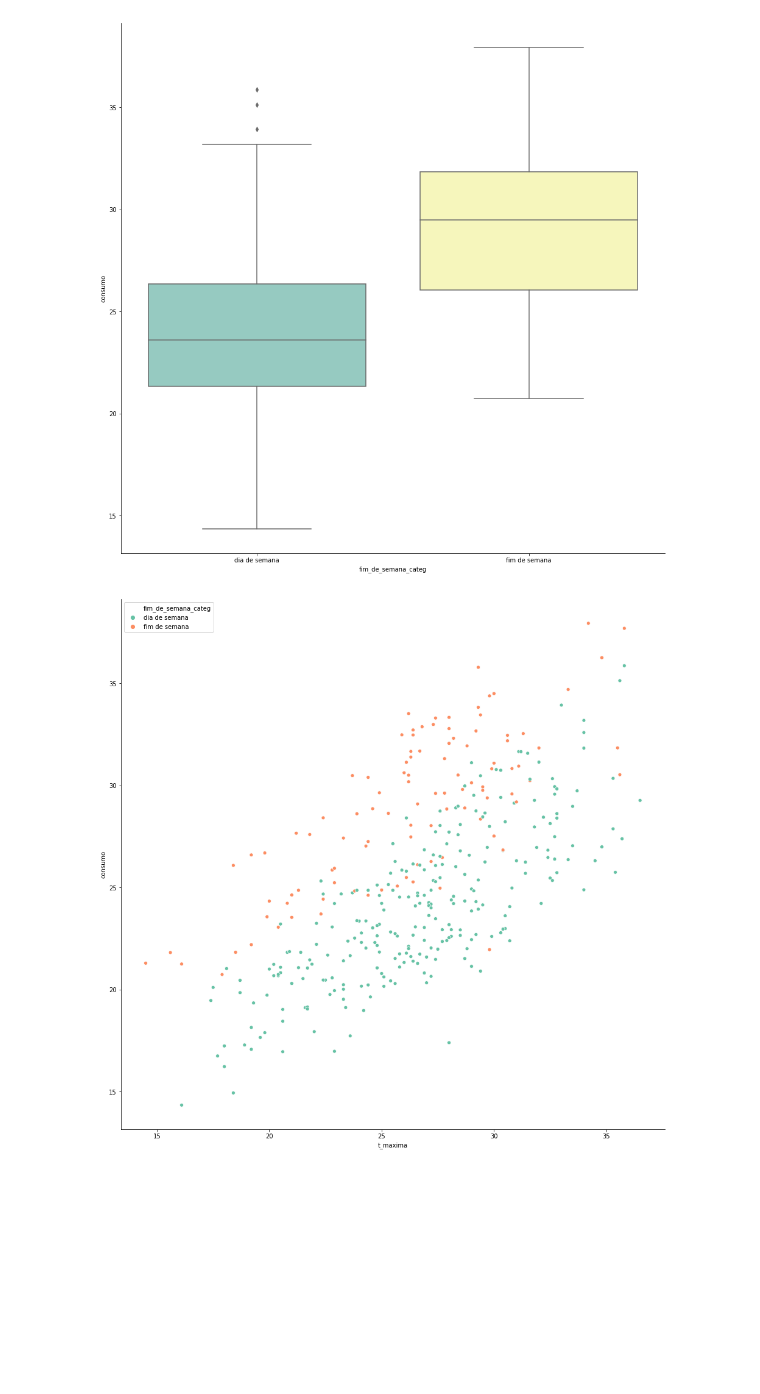
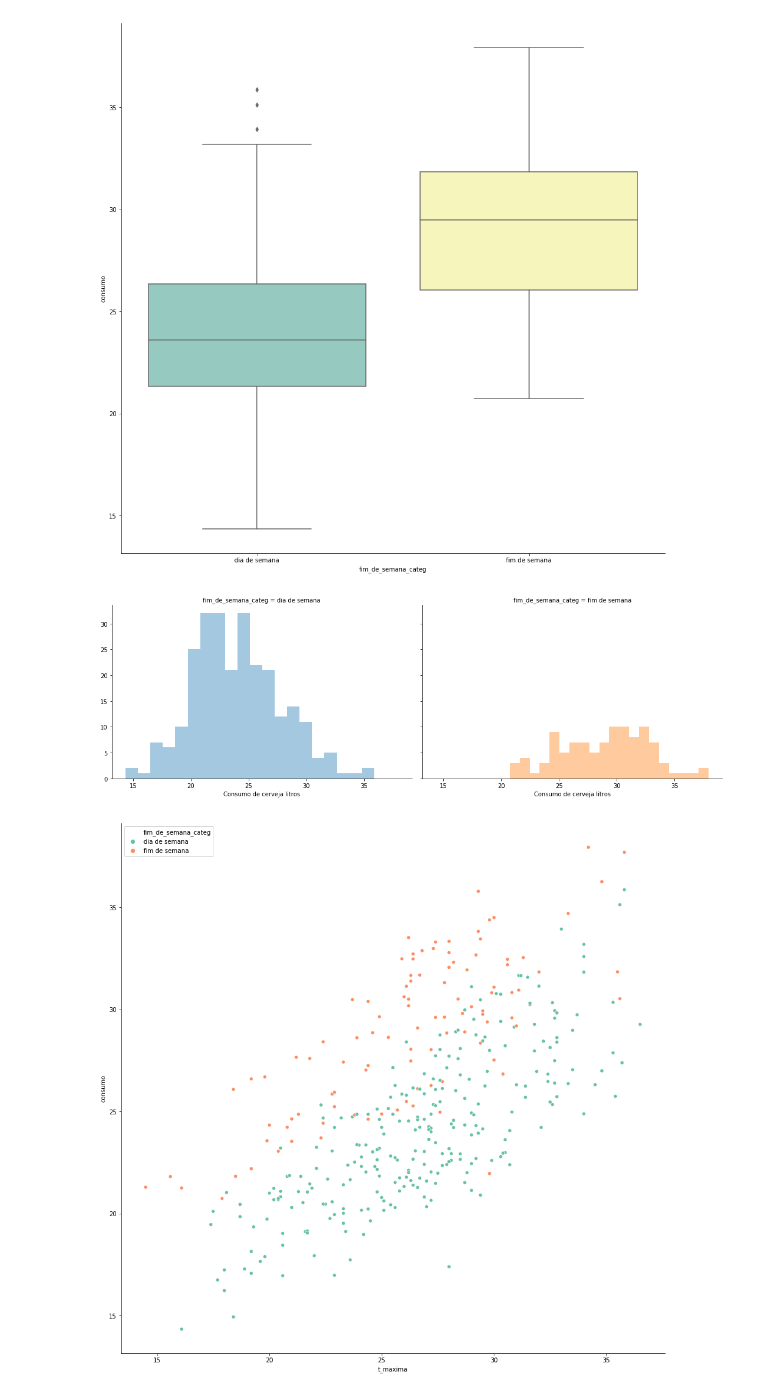
Before and after one commit to lorransr/beer_sp, a Jupyter notebook: beer_analysis.ipynb, the cells around one changed output. Saved outputs shown, nothing was run; the diff lists cells and outputs as text; code cells hidden in the pictures; blank space fills up the shorter version.

```diff
--- a/beer_analysis.ipynb
+++ b/beer_analysis.ipynb
@@ -208,6 +208,15 @@ sns.boxplot(x="fim_de_semana_categ",
 sns.despine()
 # %% [output]
 [figure]
+# %%
+g = sns.FacetGrid(df, col='fim_de_semana_categ', hue='fim_de_semana',
+                  height=5, aspect=1.5)
+
+g.map(sns.distplot,'consumo', kde=False, bins=20);
+
+g.set_xlabels('Consumo de cerveja litros');
+# %% [output]
+[figure, added]
 # %%
 f, ax = plt.subplots(figsize=(16, 16))
 sns.scatterplot(x = "t_maxima",
```
Also changed, not shown: parts of 19 cells of this notebook.
